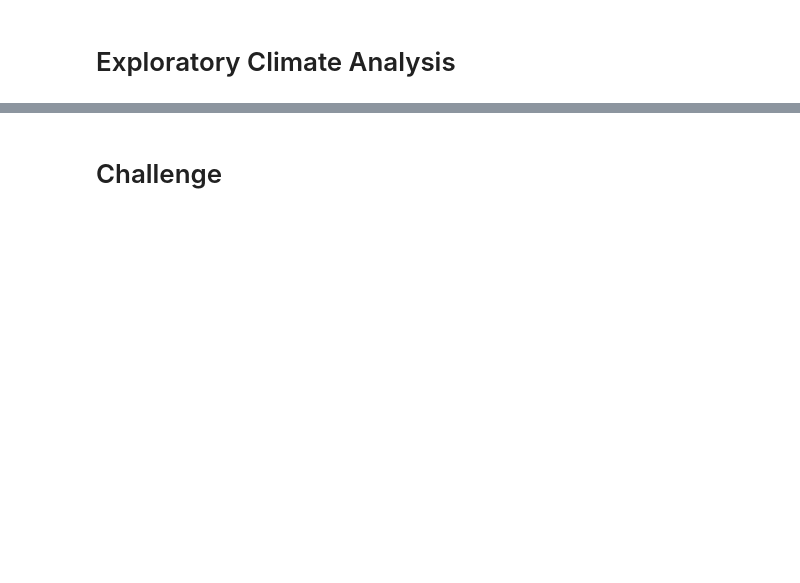
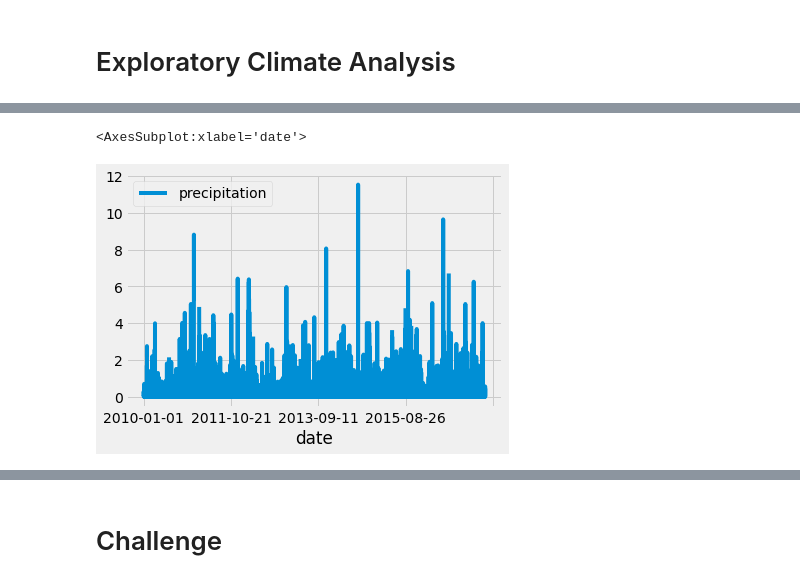
Before and after one commit to marahmani/surfs_up, a Jupyter notebook: climate_analysis.ipynb, the cells around one changed output, grey strips where cells are left out. Drawn from its saved outputs; the diff is of its cells as text; code cells hidden in the pictures; blank space fills up the shorter version.

```diff
--- a/climate_analysis.ipynb
+++ b/climate_analysis.ipynb
@@ -59,2 +99,7 @@ session = Session(engine)
+# %%
+df.plot()
+# %% [output]
+<AxesSubplot:xlabel='date'>
+[figure, added]
 # %%
 # Use Pandas to calcualte the summary statistics for the precipitation data
```
Also changed, not shown: parts of 21 cells of this notebook, 1 other file.
